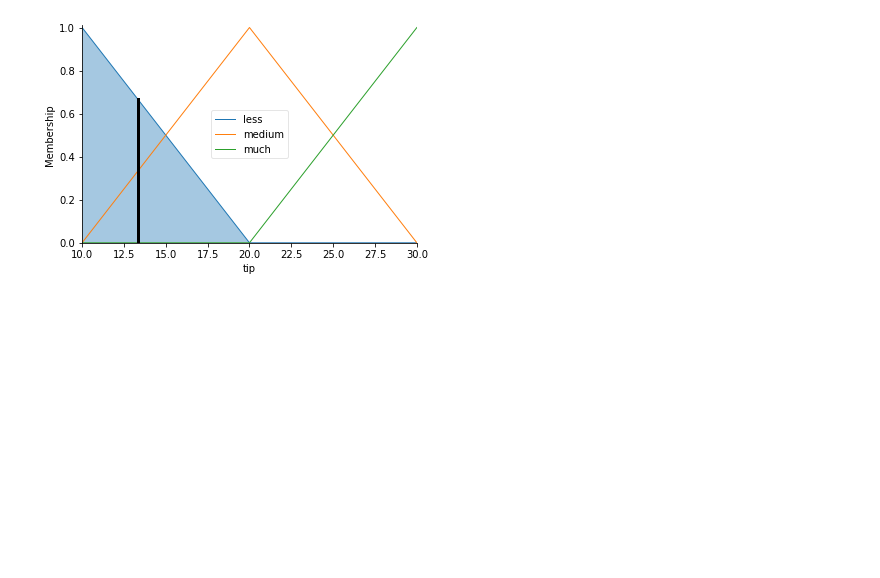
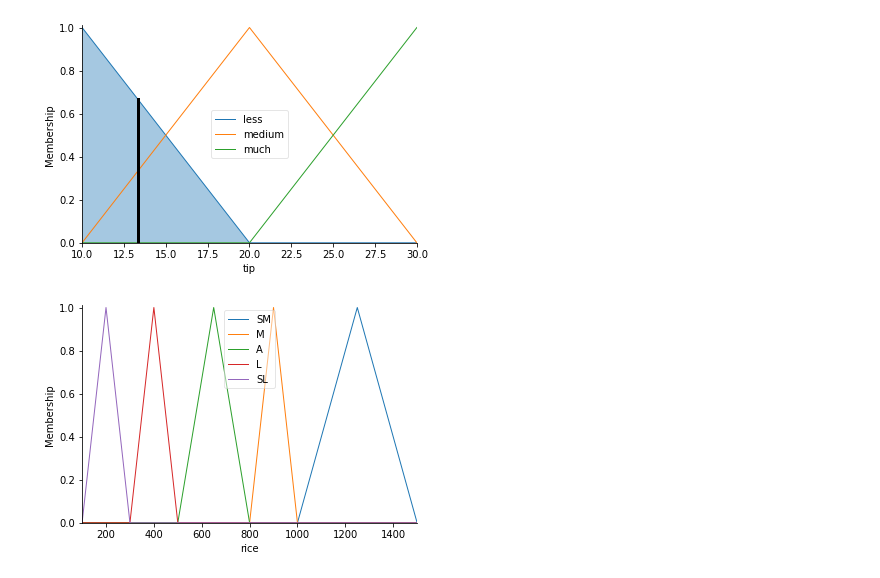
Before and after one commit to tranquocdienspkt/AIspkt, a Jupyter notebook: W4_25_2_23.ipynb, the cells around one changed output. Saved outputs shown, nothing was run; the diff lists cells and outputs as text; code cells hidden in the pictures; blank space fills up the shorter version.

```diff
--- a/W4_25_2_23.ipynb
+++ b/W4_25_2_23.ipynb
@@ -96,3 +96,29 @@ tip.view(sim = tipping)
 # %% [output]
 13.333333333333334
 [figure]
+# %%
+time = ctrl.Antecedent(np.arange(10,181,1), 'time')
+rice = ctrl.Antecedent(np.arange(100,1500,1), 'rice')
+power = ctrl.Consequent(np.arange(0,100,1), 'power')
+
+time['VF'] = fuzz.trimf(time.universe, [10,10,20])
+time['F'] = fuzz.trimf(time.universe, [20,25,30])
+time['M'] = fuzz.trimf(time.universe, [30,45,60])
+time['L'] = fuzz.trimf(time.universe, [60,90,120])
+time['SL'] = fuzz.trimf(time.universe, [120,150,180])
+
+rice['SM'] = fuzz.trimf(rice.universe, [1000,1250,1500])
+rice['M'] = fuzz.trimf(rice.universe, [800,900,1000])
+rice['A'] = fuzz.trimf(rice.universe, [500,650,800])
+rice['L'] = fuzz.trimf(rice.universe, [300,400,500])
+rice['SL'] = fuzz.trimf(rice.universe, [100,200,300])
+
+rice['SM'] = fuzz.trimf(rice.universe, [1000,1250,1500])
+rice['M'] = fuzz.trimf(rice.universe, [800,900,1000])
+rice['A'] = fuzz.trimf(rice.universe, [500,650,800])
+rice['L'] = fuzz.trimf(rice.universe, [300,400,500])
+rice['SL'] = fuzz.trimf(rice.universe, [100,200,300])
+# time.view()
+rice.view()
+# %% [output]
+[figure, added]
```
